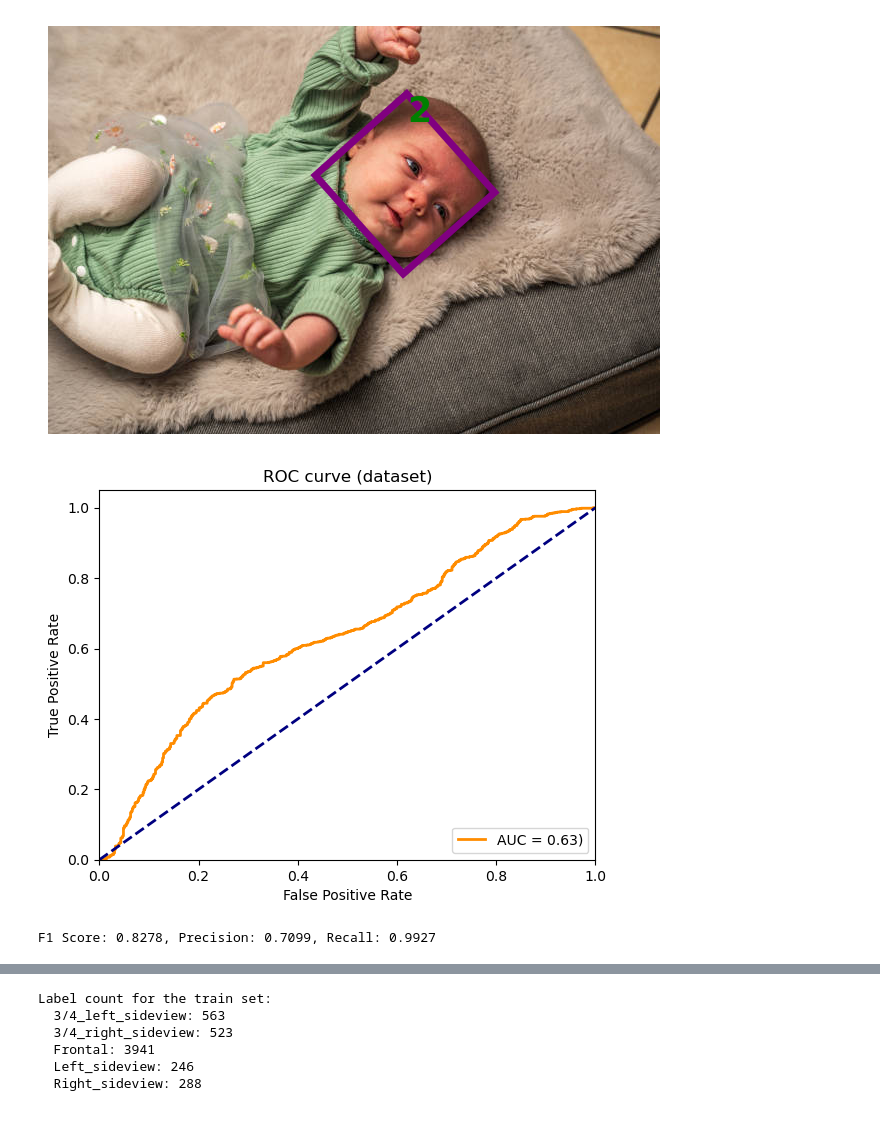
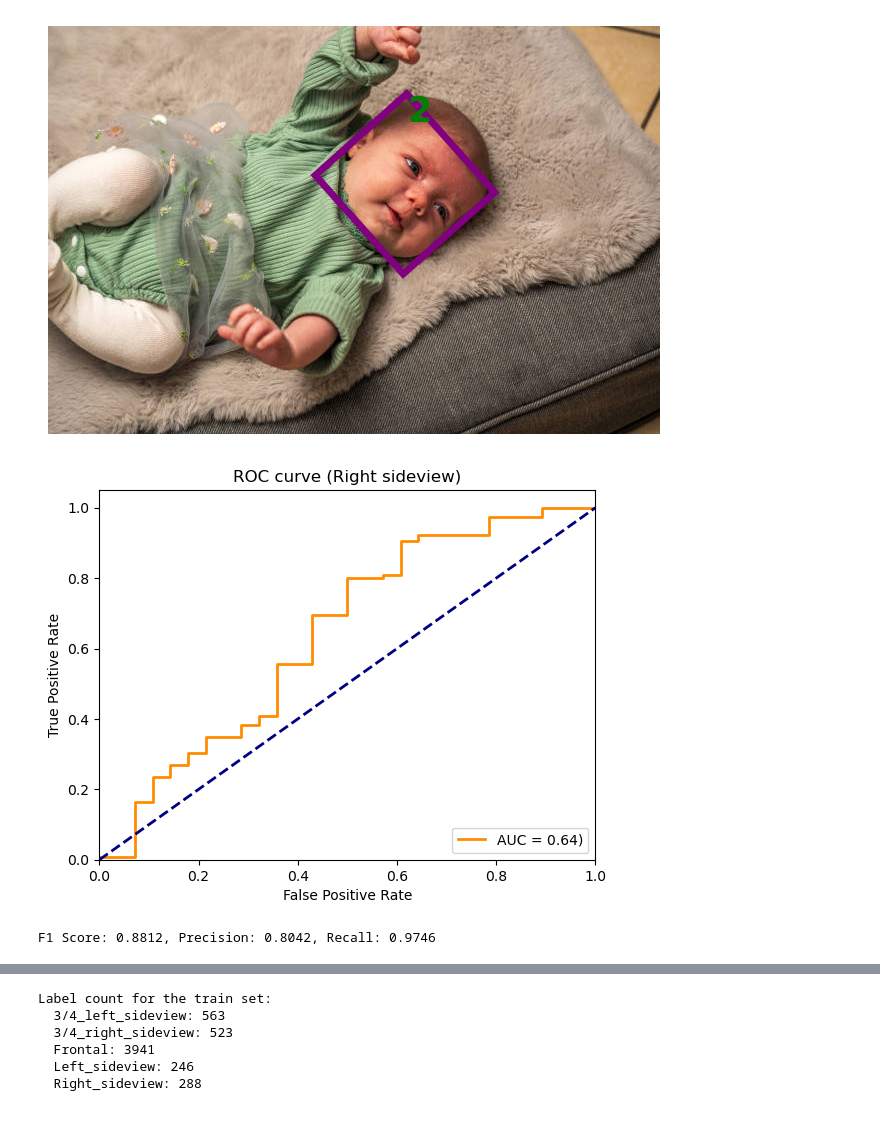
Before and after one commit to Jocareher/baby_face_detection, a Jupyter notebook: notebooks/yolo_v8.ipynb, the cells around one changed output, grey strips where cells are left out. Drawn from its saved outputs; the diff is of its cells as text; code cells hidden in the pictures.

```diff
--- a/notebooks/yolo_v8.ipynb
+++ b/notebooks/yolo_v8.ipynb
@@ -865,7 +865,7 @@ def read_bboxes(file_path: str, format: str = 'detection') -> list:
     if format == 'ground_truth':
         # Iterate over lines and convert from (x, y, w, h) to (x1, y1, x2, y2)
         for line in lines:
-            x, y, w, h = map(float, line.strip().split())
+            l, x, y, w, h = map(float, line.strip().split())
             bboxes.append([x, y, x + w, y + h])  # Convert to x1, y1, x2, y2 format
     else:
         # Iterate over lines and parse bounding box information
@@ -1025,14 +1025,14 @@ def integrated_detection_metrics_and_roc(det_path: str, gt_path: str, title: str
     # Return precision, recall, and F1-score
     return precision, recall, f1_score
 # %%
-det_path = '/Users/jocareher/Downloads/retina_predictions_all_new/labels_nobg'
-gt_path = '/Users/jocareher/Downloads/benchmark_test_rotated/labels'
-title = "ROC curve (dataset)"
+det_path = '/Users/jocareher/Downloads/retina_predictions_all_new/4/labels'
+gt_path = '/Users/jocareher/Downloads/benchmark_test_split_rotated/4/labels'
+title = "ROC curve (Right sideview)"
 precision, recall, f1_score = integrated_detection_metrics_and_roc(det_path, gt_path, title)
 print(f"F1 Score: {f1_score:.4f}, Precision: {precision:.4f}, Recall: {recall:.4f} ")
 # %% [output]
-[figure, old version]
+[figure, new version]
-F1 Score: 0.8278, Precision: 0.7099, Recall: 0.9927
+F1 Score: 0.8812, Precision: 0.8042, Recall: 0.9746
 # %%
 import os
 import shutil
```
Also changed, not shown: parts of 1 cell of this notebook.
